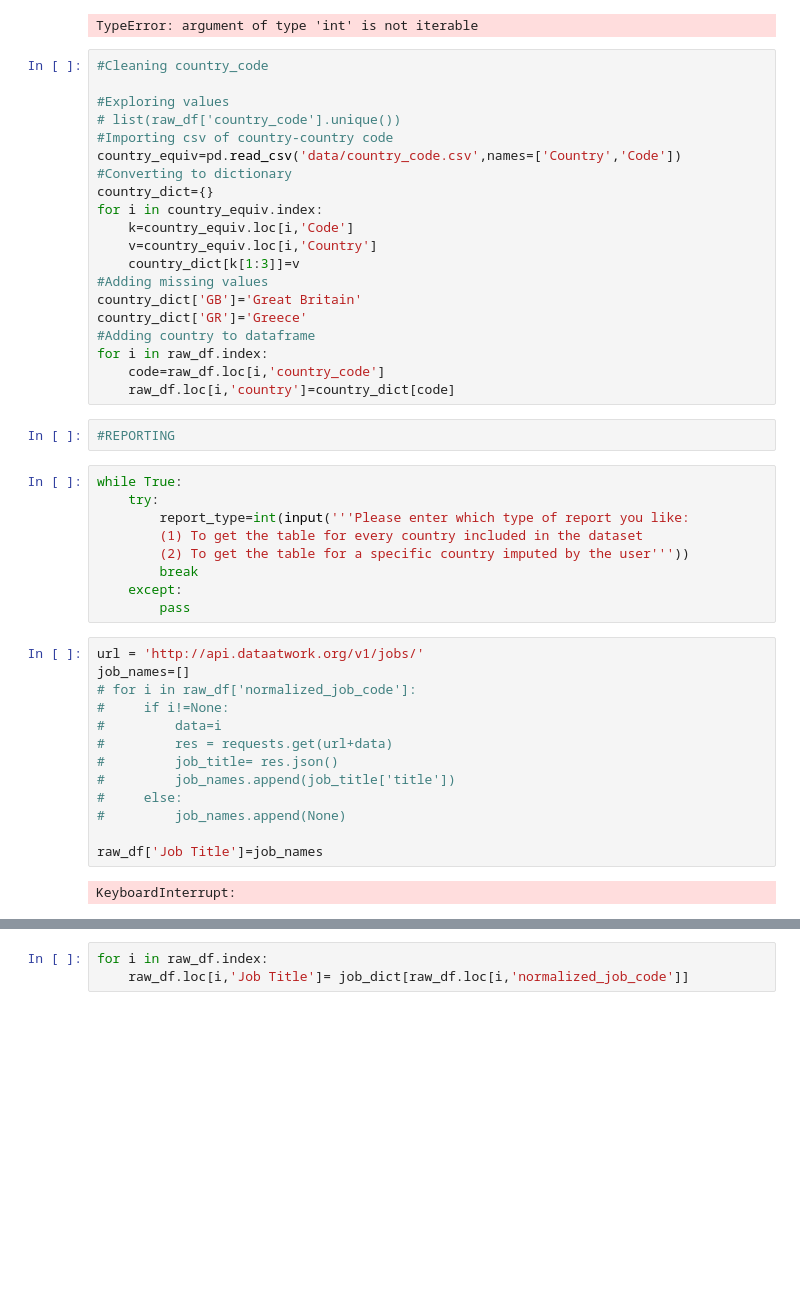
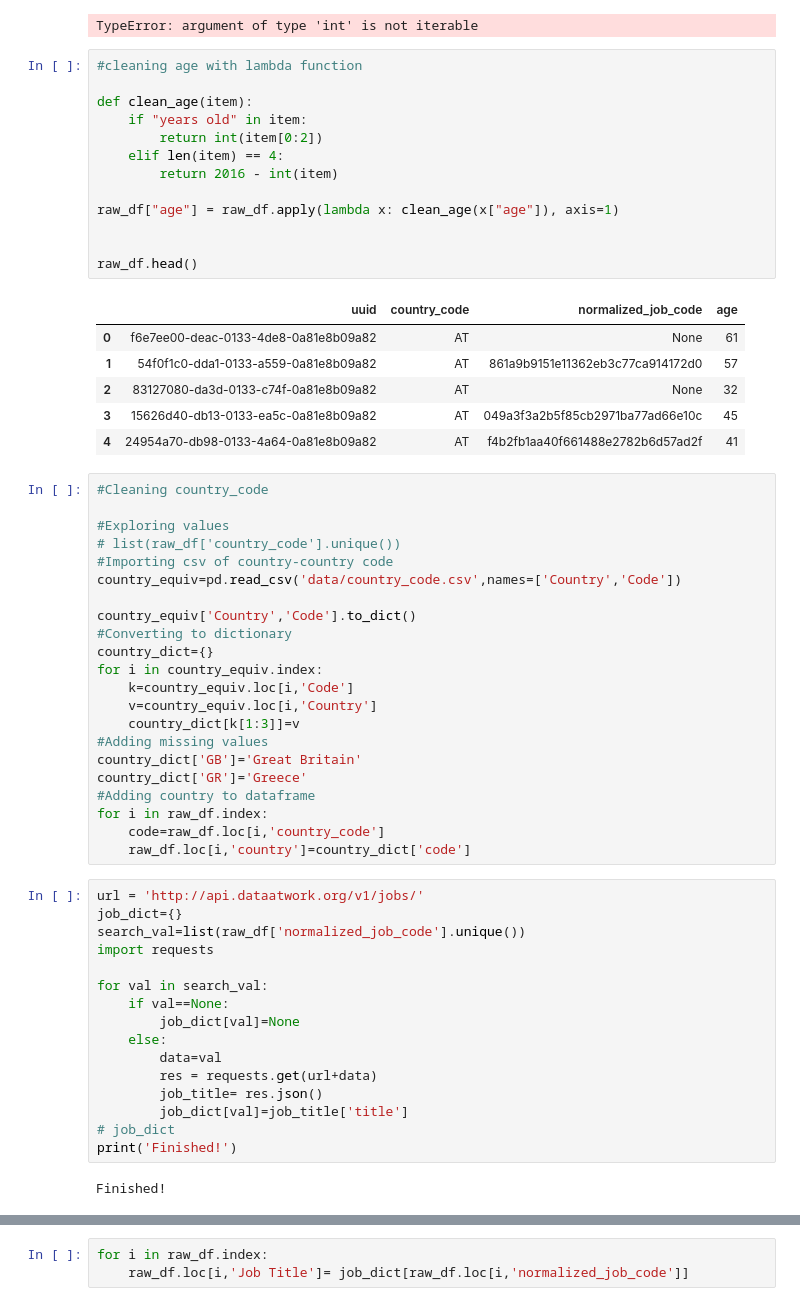
Before and after one commit to Alvaru89/project_m1, a Jupyter notebook: drafting.ipynb, the cells around one changed output, grey strips where cells are left out. Cells and saved outputs as stored; diff of their text form; blank space fills up the shorter version.

```diff
--- a/drafting.ipynb
+++ b/drafting.ipynb
@@ -48,6 +44,26 @@ raw_df['age']=clean_age #add to dataframe
 raw_df['age']=raw_df['age']+4 #convert to 2020
 # %% [output]
 TypeError: argument of type 'int' is not iterable
+# %%
+#cleaning age with lambda function
+
+def clean_age(item):
+    if "years old" in item:
+        return int(item[0:2])
+    elif len(item) == 4:
+        return 2016 - int(item)
+
+raw_df["age"] = raw_df.apply(lambda x: clean_age(x["age"]), axis=1)
+
+
+raw_df.head()
+# %% [output]
+|  | uuid | country_code | normalized_job_code | age |
+| 0 | f6e7ee00-deac-0133-4de8-0a81e8b09a82 | AT | None | 61 |
+| 1 | 54f0f1c0-dda1-0133-a559-0a81e8b09a82 | AT | 861a9b9151e11362eb3c77ca914172d0 | 57 |
+| 2 | 83127080-da3d-0133-c74f-0a81e8b09a82 | AT | None | 32 |
+| 3 | 15626d40-db13-0133-ea5c-0a81e8b09a82 | AT | 049a3f3a2b5f85cb2971ba77ad66e10c | 45 |
+| 4 | 24954a70-db98-0133-4a64-0a81e8b09a82 | AT | f4b2fb1aa40f661488e2782b6d57ad2f | 41 |
 # %%
 #Cleaning country_code
 
@@ -55,6 +71,8 @@ TypeError: argument of type 'int' is not iterable
 # list(raw_df['country_code'].unique())
 #Importing csv of country-country code
 country_equiv=pd.read_csv('data/country_code.csv',names=['Country','Code'])
+
+country_equiv['Country','Code'].to_dict()
 #Converting to dictionary
 country_dict={}
 for i in country_equiv.index:
@@ -67,30 +85,22 @@ country_dict['GR']='Greece'
 #Adding country to dataframe
 for i in raw_df.index:
     code=raw_df.loc[i,'country_code']
-    raw_df.loc[i,'country']=country_dict[code]
+    raw_df.loc[i,'country']=country_dict['code']
-# %%
-#REPORTING
-# %%
-while True:
-    try:
-        report_type=int(input('''Please enter which type of report you like:
-        (1) To get the table for every country included in the dataset
-        (2) To get the table for a specific country imputed by the user'''))
-        break
-    except:
-        pass
 # %%
 url = 'http://api.dataatwork.org/v1/jobs/'
-job_names=[]
-# for i in raw_df['normalized_job_code']:
-#     if i!=None:
-#         data=i
-#         res = requests.get(url+data)
-#         job_title= res.json()
-#         job_names.append(job_title['title'])
-#     else:
-#         job_names.append(None)
+job_dict={}
+search_val=list(raw_df['normalized_job_code'].unique())
+import requests
 
-raw_df['Job Title']=job_names
+for val in search_val:
+    if val==None:
+        job_dict[val]=None
+    else:
+        data=val
+        res = requests.get(url+data)
+        job_title= res.json()
+        job_dict[val]=job_title['title']
+# job_dict
+print('Finished!')
 # %% [output]
-KeyboardInterrupt:
+Finished!
```
Also changed, not shown: parts of 11 cells of this notebook, 9 other files.
